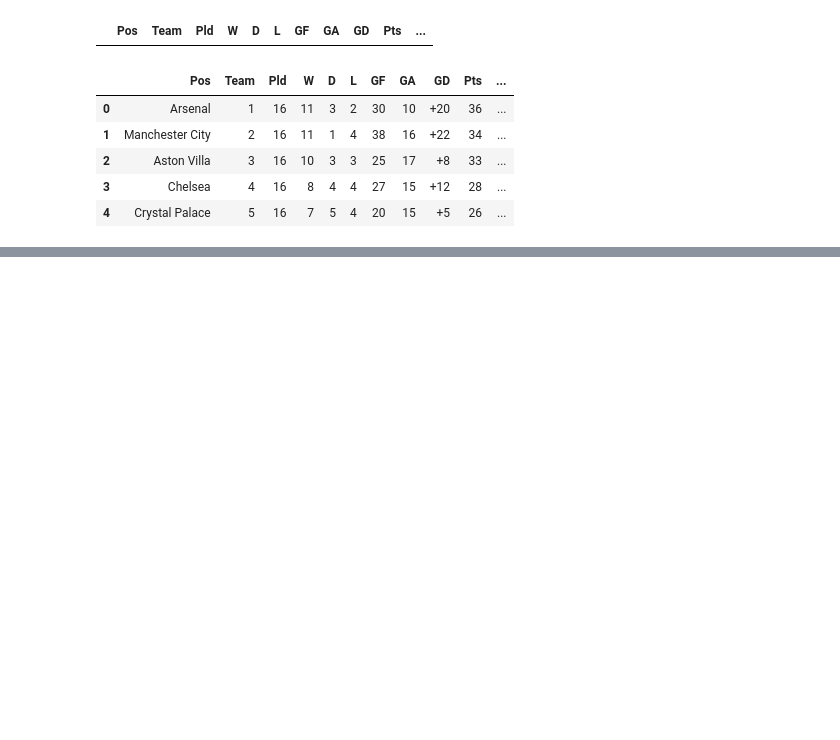
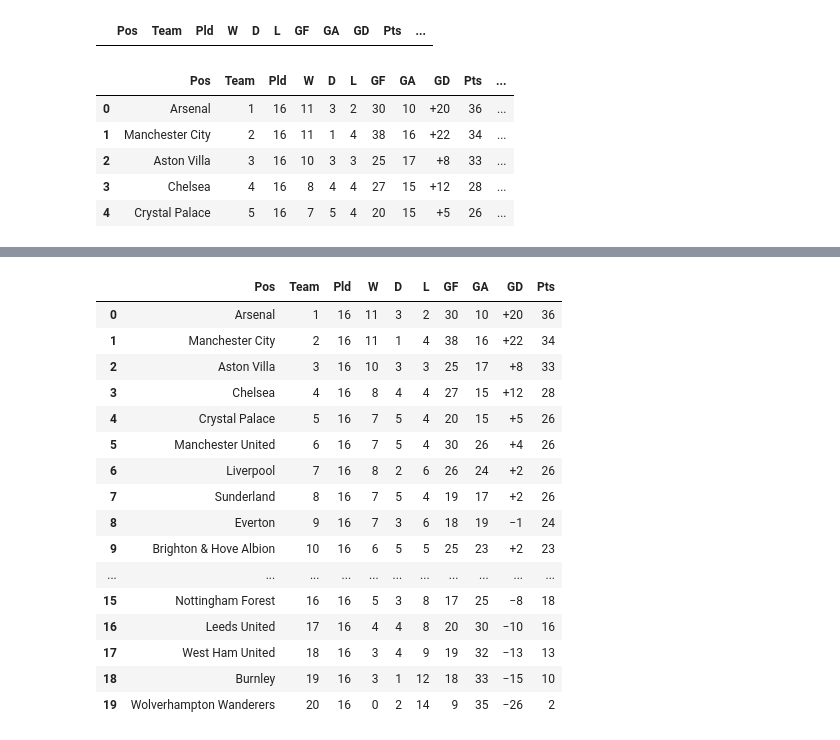
Before and after one commit to ChristopherMwanginjoroge/Championsleague-prediction, a Jupyter notebook: League_pediction.ipynb, the cells around one changed output, grey strips where cells are left out. Drawn from its saved outputs; the diff is of its cells as text; code cells hidden in the pictures; blank space fills up the shorter version.

```diff
--- a/League_pediction.ipynb
+++ b/League_pediction.ipynb
@@ -54,0 +78,31 @@ df.head()
+# %%
+from sklearn.preprocessing import StandardScaler
+from sklearn.model_selection import train_test_split
+import tensorflow as tf
+from tensorflow.keras.models import Sequential
+from tensorflow.keras.layers import Dense
+
+
+features=['Pld','W','D','L','GF','GA','GD']
+target='Pts'
+
+df.rename(columns={'Team':'Pos',"Pos":"Team"},inplace=True)
+df
+# %% [output]
+|  | Pos | Team | Pld | W | D | L | GF | GA | GD | Pts |
+| 0 | Arsenal | 1 | 16 | 11 | 3 | 2 | 30 | 10 | +20 | 36 |
+| 1 | Manchester City | 2 | 16 | 11 | 1 | 4 | 38 | 16 | +22 | 34 |
+| 2 | Aston Villa | 3 | 16 | 10 | 3 | 3 | 25 | 17 | +8 | 33 |
+| 3 | Chelsea | 4 | 16 | 8 | 4 | 4 | 27 | 15 | +12 | 28 |
+| 4 | Crystal Palace | 5 | 16 | 7 | 5 | 4 | 20 | 15 | +5 | 26 |
+| 5 | Manchester United | 6 | 16 | 7 | 5 | 4 | 30 | 26 | +4 | 26 |
+| 6 | Liverpool | 7 | 16 | 8 | 2 | 6 | 26 | 24 | +2 | 26 |
+| 7 | Sunderland | 8 | 16 | 7 | 5 | 4 | 19 | 17 | +2 | 26 |
+| 8 | Everton | 9 | 16 | 7 | 3 | 6 | 18 | 19 | −1 | 24 |
+| 9 | Brighton & Hove Albion | 10 | 16 | 6 | 5 | 5 | 25 | 23 | +2 | 23 |
+| ... | ... | ... | ... | ... | ... | ... | ... | ... | ... | ... |
+| 15 | Nottingham Forest | 16 | 16 | 5 | 3 | 8 | 17 | 25 | −8 | 18 |
+| 16 | Leeds United | 17 | 16 | 4 | 4 | 8 | 20 | 30 | −10 | 16 |
+| 17 | West Ham United | 18 | 16 | 3 | 4 | 9 | 19 | 32 | −13 | 13 |
+| 18 | Burnley | 19 | 16 | 3 | 1 | 12 | 18 | 33 | −15 | 10 |
+| 19 | Wolverhampton Wanderers | 20 | 16 | 0 | 2 | 14 | 9 | 35 | −26 | 2 |
```
Also changed, not shown: parts of 3 cells of this notebook, 1 other file.
